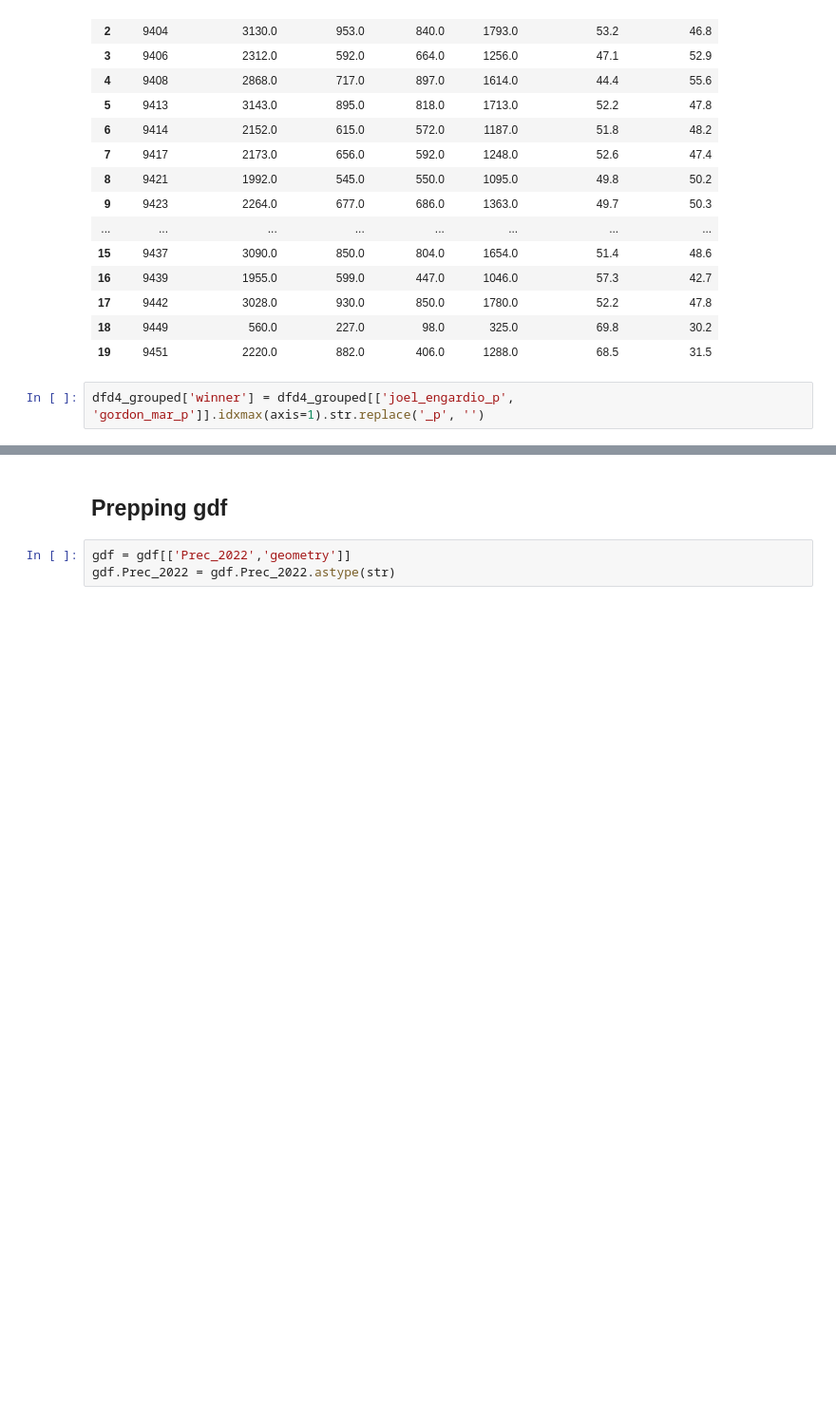
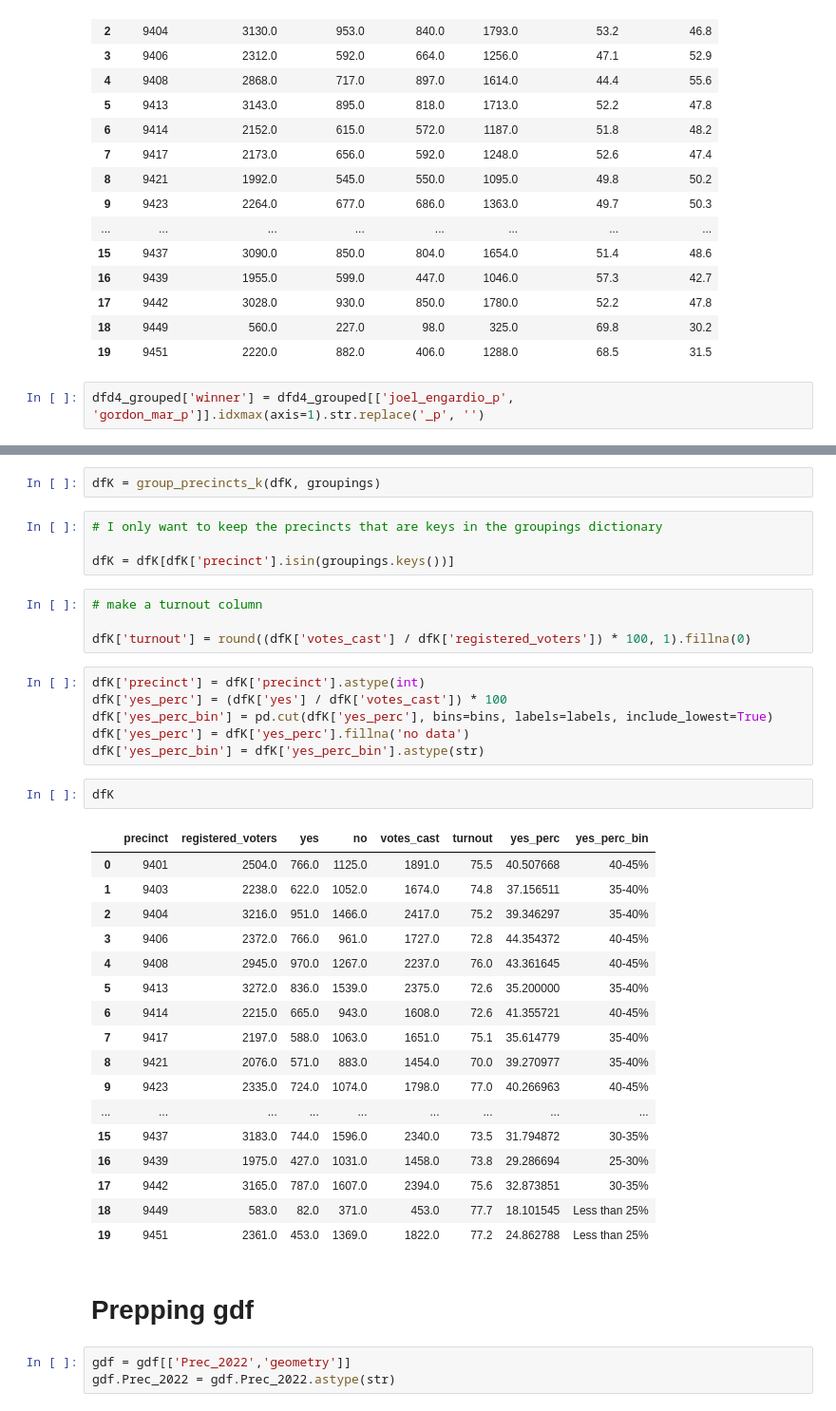
Before and after one commit to MissionLocal/2025-special-election-results, a Jupyter notebook: read_results.ipynb, the cells around one changed output, grey strips where cells are left out. Shown at 95% size. Drawn from its saved outputs; the diff is of its cells as text; blank space fills up the shorter version.

```diff
--- a/read_results.ipynb
+++ b/read_results.ipynb
@@ -432,5 +462,41 @@ dfd4_grouped['winner'] = dfd4_grouped[['joel_engardio_p', 'gordon_mar_p']].idxma
+# %%
+dfK = group_precincts_k(dfK, groupings)
+# %%
+# I only want to keep the precincts that are keys in the groupings dictionary
+
+dfK = dfK[dfK['precinct'].isin(groupings.keys())]
+# %%
+# make a turnout column
+
+dfK['turnout'] = round((dfK['votes_cast'] / dfK['registered_voters']) * 100, 1).fillna(0)
+# %%
+dfK['precinct'] = dfK['precinct'].astype(int)
+dfK['yes_perc'] = (dfK['yes'] / dfK['votes_cast']) * 100
+dfK['yes_perc_bin'] = pd.cut(dfK['yes_perc'], bins=bins, labels=labels, include_lowest=True)
+dfK['yes_perc'] = dfK['yes_perc'].fillna('no data')
+dfK['yes_perc_bin'] = dfK['yes_perc_bin'].astype(str)
+# %%
+dfK
+# %% [output]
+|  | precinct | registered_voters | yes | no | votes_cast | turnout | yes_perc | yes_perc_bin |
+| 0 | 9401 | 2504.0 | 766.0 | 1125.0 | 1891.0 | 75.5 | 40.507668 | 40-45% |
+| 1 | 9403 | 2238.0 | 622.0 | 1052.0 | 1674.0 | 74.8 | 37.156511 | 35-40% |
+| 2 | 9404 | 3216.0 | 951.0 | 1466.0 | 2417.0 | 75.2 | 39.346297 | 35-40% |
+| 3 | 9406 | 2372.0 | 766.0 | 961.0 | 1727.0 | 72.8 | 44.354372 | 40-45% |
+| 4 | 9408 | 2945.0 | 970.0 | 1267.0 | 2237.0 | 76.0 | 43.361645 | 40-45% |
+| 5 | 9413 | 3272.0 | 836.0 | 1539.0 | 2375.0 | 72.6 | 35.200000 | 35-40% |
+| 6 | 9414 | 2215.0 | 665.0 | 943.0 | 1608.0 | 72.6 | 41.355721 | 40-45% |
+| 7 | 9417 | 2197.0 | 588.0 | 1063.0 | 1651.0 | 75.1 | 35.614779 | 35-40% |
+| 8 | 9421 | 2076.0 | 571.0 | 883.0 | 1454.0 | 70.0 | 39.270977 | 35-40% |
+| 9 | 9423 | 2335.0 | 724.0 | 1074.0 | 1798.0 | 77.0 | 40.266963 | 40-45% |
+| ... | ... | ... | ... | ... | ... | ... | ... | ... |
+| 15 | 9437 | 3183.0 | 744.0 | 1596.0 | 2340.0 | 73.5 | 31.794872 | 30-35% |
+| 16 | 9439 | 1975.0 | 427.0 | 1031.0 | 1458.0 | 73.8 | 29.286694 | 25-30% |
+| 17 | 9442 | 3165.0 | 787.0 | 1607.0 | 2394.0 | 75.6 | 32.873851 | 30-35% |
+| 18 | 9449 | 583.0 | 82.0 | 371.0 | 453.0 | 77.7 | 18.101545 | Less than 25% |
+| 19 | 9451 | 2361.0 | 453.0 | 1369.0 | 1822.0 | 77.2 | 24.862788 | Less than 25% |
 # %% [markdown]
-## Prepping gdf
+# Prepping gdf
 # %%
 gdf = gdf[['Prec_2022','geometry']]
 gdf.Prec_2022 = gdf.Prec_2022.astype(str)
```
Also changed, not shown: parts of 19 cells of this notebook, 7 other files.
